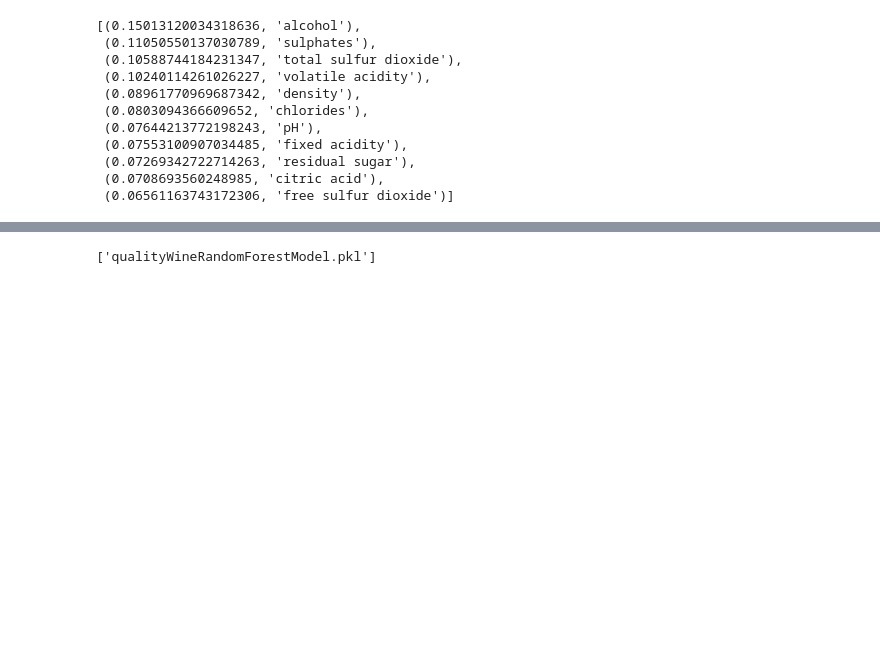
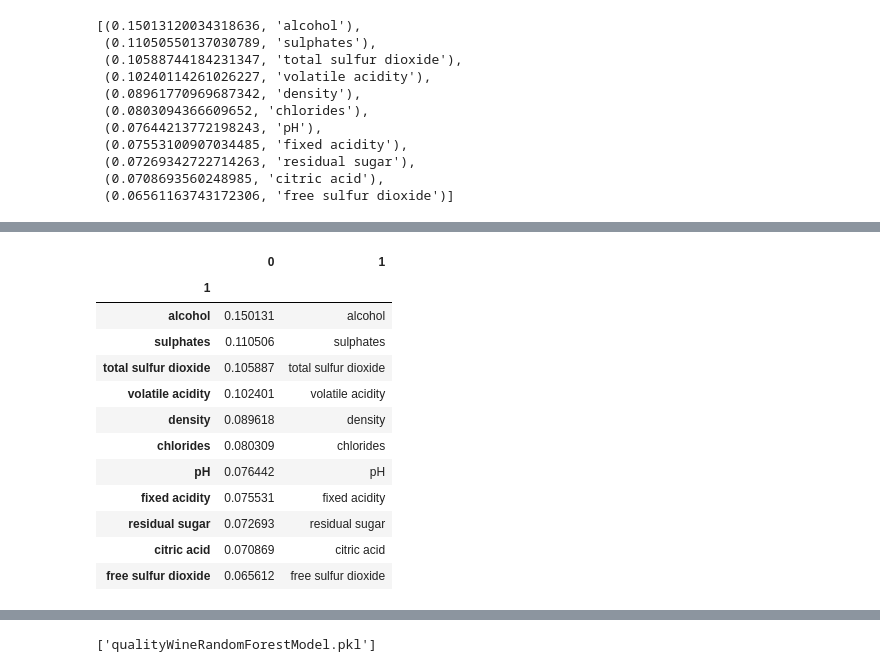
Before and after one commit to jlanahartman/project4_teamStark, a Jupyter notebook: wineQualityPredictionRanFor.ipynb, the cells around one changed output, grey strips where cells are left out. Drawn from its saved outputs; the diff is of its cells as text; code cells hidden in the pictures; blank space fills up the shorter version.

```diff
--- a/wineQualityPredictionRanFor.ipynb
+++ b/wineQualityPredictionRanFor.ipynb
@@ -106,0 +179,30 @@ weighted avg       0.65      0.68      0.66       320
+# %%
+from sklearn.model_selection import GridSearchCV
+##from sklearn.ensemble import RandomForestClassifier
+
+# Define the parameter grid
+param_grid = {
+    'n_estimators': [100, 600],      # Number of trees in the forest
+    'max_depth': [None, 5],          # Maximum depth of each tree
+    'min_samples_split': [2, 5],     # Minimum number of samples required to split an internal node
+    'ccp_alpha': [0.0, 0.2],         # Complexity parameter used for Minimal Cost-Complexity Pruning (ccp)
+    'max_samples': [None, 0.5],      # Number of samples to draw from X to train each base estimator
+    'warm_start': [True, False]      # Whether to reuse the previous solution to initialize the next fit
+}
+
+# Create the Random Forest model
+rfModelTuning = RandomForestClassifier()
+
+# Create the GridSearchCV object
+grid_search = GridSearchCV(rfModelTuning, param_grid, cv=5, scoring='accuracy')
+
+# Fit the GridSearchCV object to the data
+grid_search.fit(X, y)
+
+# Retrieve the best parameters and best score
+best_params = grid_search.best_params_
+best_score = grid_search.best_score_
+
+# Print the best parameters and best score
+print("Best Parameters:", best_params)
+print("Best Score:", best_score)
@@ -123,3 +232,7 @@ zippedFeatures
  (0.07269342722714263, 'residual sugar'),
  (0.0708693560248985, 'citric acid'),
  (0.06561163743172306, 'free sulfur dioxide')]
+# %%
+# to visualize the features by their importance
+importantFeaturesDF = pd.DataFrame(zippedFeatures)
+importantFeaturesDF
@@ -125,0 +252,17 @@ zippedFeatures
+# %%
+importantFeaturesDF.set_index(importantFeaturesDF[1], inplace=True)
+importantFeaturesDF
+# %% [output]
+|  | 0 | 1 |
+| 1 |  |  |
+| alcohol | 0.150131 | alcohol |
+| sulphates | 0.110506 | sulphates |
+| total sulfur dioxide | 0.105887 | total sulfur dioxide |
+| volatile acidity | 0.102401 | volatile acidity |
+| density | 0.089618 | density |
+| chlorides | 0.080309 | chlorides |
+| pH | 0.076442 | pH |
+| fixed acidity | 0.075531 | fixed acidity |
+| residual sugar | 0.072693 | residual sugar |
+| citric acid | 0.070869 | citric acid |
+| free sulfur dioxide | 0.065612 | free sulfur dioxide |
```
Also changed, not shown: parts of 24 cells of this notebook.
